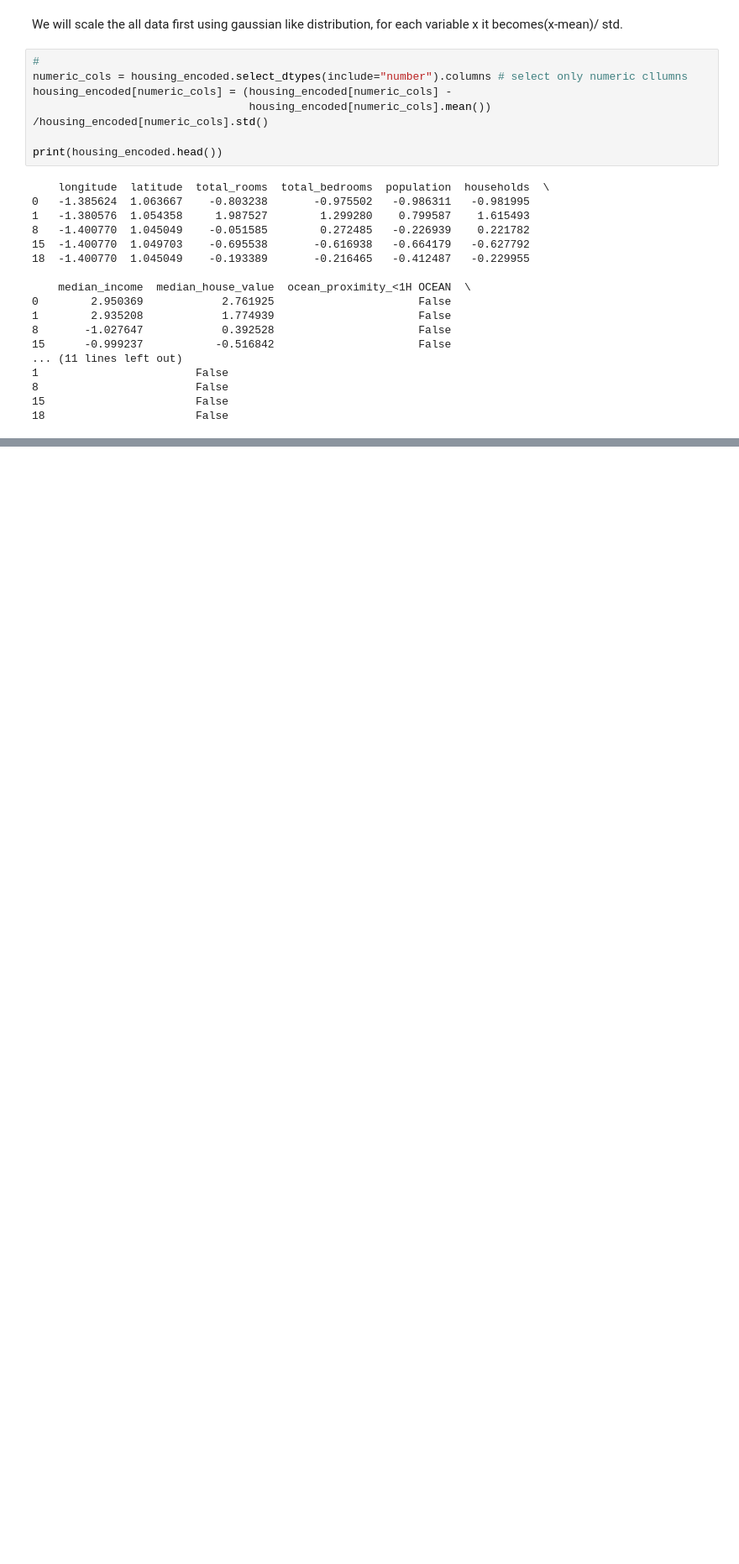
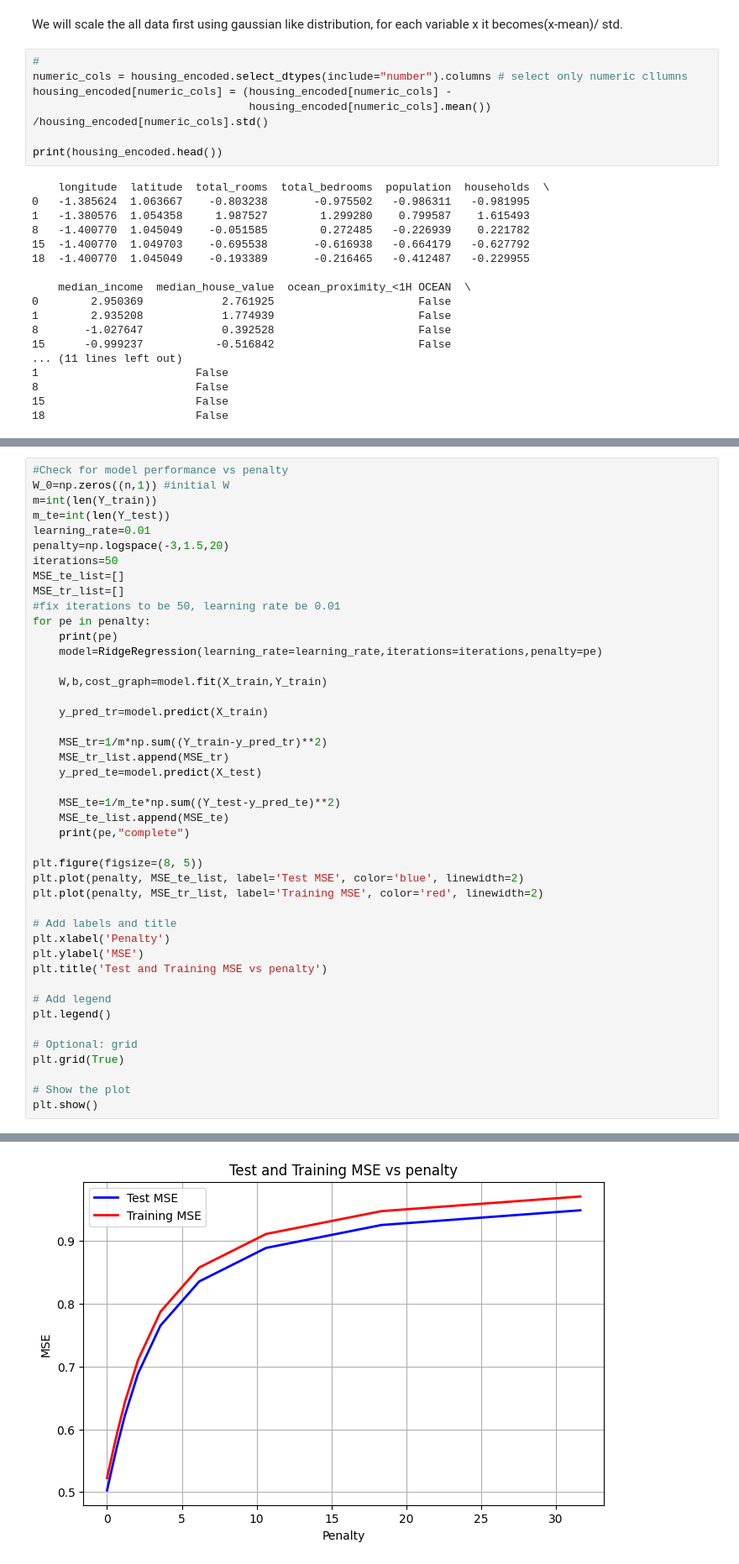
Before and after one commit to bstcdbsw/ECSE551_Group23_Assignment1, a Jupyter notebook: housing_data_processed/A1.ipynb, the cells around one changed output, grey strips where cells are left out. Shown at 84% size. Saved outputs shown, nothing was run; the diff lists cells and outputs as text; blank space fills up the shorter version.

```diff
--- a/housing_data_processed/A1.ipynb
+++ b/housing_data_processed/A1.ipynb
@@ -332,0 +564,45 @@ print(housing_encoded.head())
+# %%
+#Check for model performance vs penalty
+W_0=np.zeros((n,1)) #initial W
+m=int(len(Y_train))
+m_te=int(len(Y_test))
+learning_rate=0.01
+penalty=np.logspace(-3,1.5,20)
+iterations=50
+MSE_te_list=[]
+MSE_tr_list=[]
+#fix iterations to be 50, learning rate be 0.01
+for pe in penalty:
+    print(pe)
+    model=RidgeRegression(learning_rate=learning_rate,iterations=iterations,penalty=pe)
+
+    W,b,cost_graph=model.fit(X_train,Y_train)
+
+    y_pred_tr=model.predict(X_train)
+
+    MSE_tr=1/m*np.sum((Y_train-y_pred_tr)**2)
+    MSE_tr_list.append(MSE_tr)
+    y_pred_te=model.predict(X_test)
+
+    MSE_te=1/m_te*np.sum((Y_test-y_pred_te)**2)
+    MSE_te_list.append(MSE_te)
+    print(pe,"complete")
+
+plt.figure(figsize=(8, 5))
+plt.plot(penalty, MSE_te_list, label='Test MSE', color='blue', linewidth=2)
+plt.plot(penalty, MSE_tr_list, label='Training MSE', color='red', linewidth=2)
+
+# Add labels and title
+plt.xlabel('Penalty')
+plt.ylabel('MSE')
+plt.title('Test and Training MSE vs penalty')
+
+# Add legend
+plt.legend()
+
+# Optional: grid
+plt.grid(True)
+
+# Show the plot
+plt.show()
+# %% [output]
@@ -332,0 +626 @@ print(housing_encoded.head())
+[figure, added]
```
Also changed, not shown: parts of 16 cells of this notebook, 12 other files.
